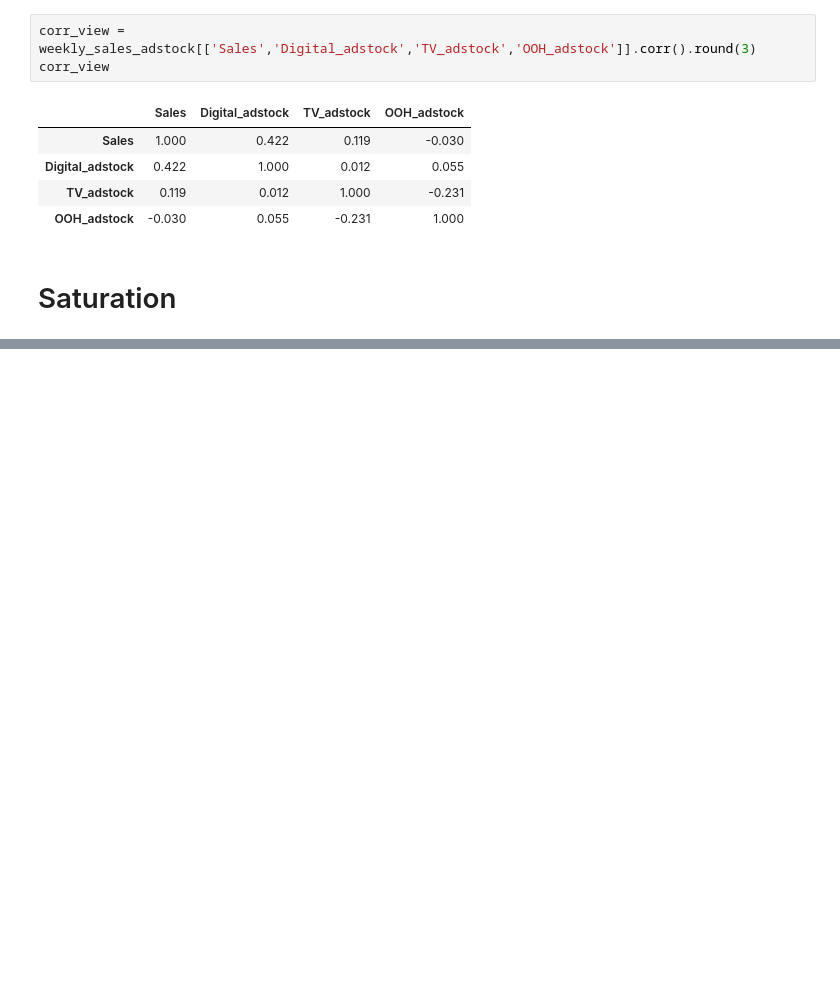
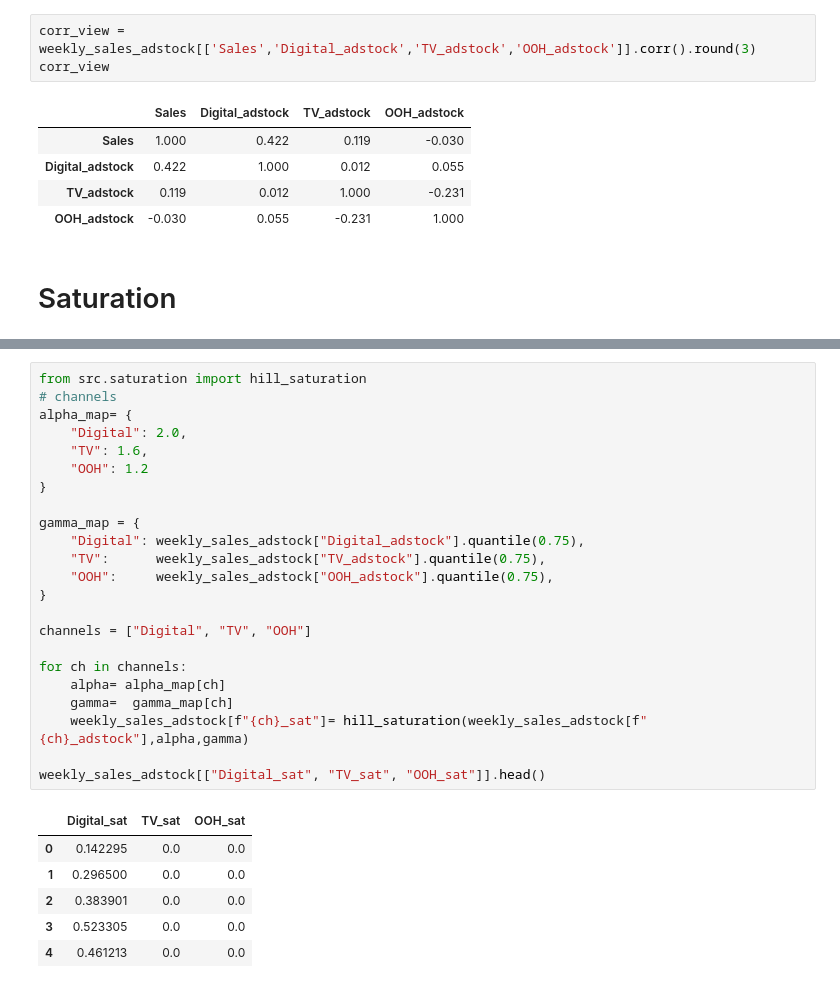
Before and after one commit to diegoferra5/MMMdemo, a Jupyter notebook: notebooks/02_feature_engineering_v1.ipynb, the cells around one changed output, grey strips where cells are left out. Cells and saved outputs as stored; diff of their text form; blank space fills up the shorter version.

Commit message:
saturation added

```diff
--- a/notebooks/02_feature_engineering_v1.ipynb
+++ b/notebooks/02_feature_engineering_v1.ipynb
@@ -895,0 +911,30 @@ Saturation accounts for diminishing returns: As spending increases on a particul
+# %%
+from src.saturation import hill_saturation
+# channels
+alpha_map= {
+    "Digital": 2.0,
+    "TV": 1.6,
+    "OOH": 1.2
+}
+
+gamma_map = {
+    "Digital": weekly_sales_adstock["Digital_adstock"].quantile(0.75),
+    "TV":      weekly_sales_adstock["TV_adstock"].quantile(0.75),
+    "OOH":     weekly_sales_adstock["OOH_adstock"].quantile(0.75),
+}
+
+channels = ["Digital", "TV", "OOH"]
+
+for ch in channels:
+    alpha= alpha_map[ch]
+    gamma=  gamma_map[ch]
+    weekly_sales_adstock[f"{ch}_sat"]= hill_saturation(weekly_sales_adstock[f"{ch}_adstock"],alpha,gamma)
+
+weekly_sales_adstock[["Digital_sat", "TV_sat", "OOH_sat"]].head()
+# %% [output]
+|  | Digital_sat | TV_sat | OOH_sat |
+| 0 | 0.142295 | 0.0 | 0.0 |
+| 1 | 0.296500 | 0.0 | 0.0 |
+| 2 | 0.383901 | 0.0 | 0.0 |
+| 3 | 0.523305 | 0.0 | 0.0 |
+| 4 | 0.461213 | 0.0 | 0.0 |
```
Also changed, not shown: parts of 2 cells of this notebook.
